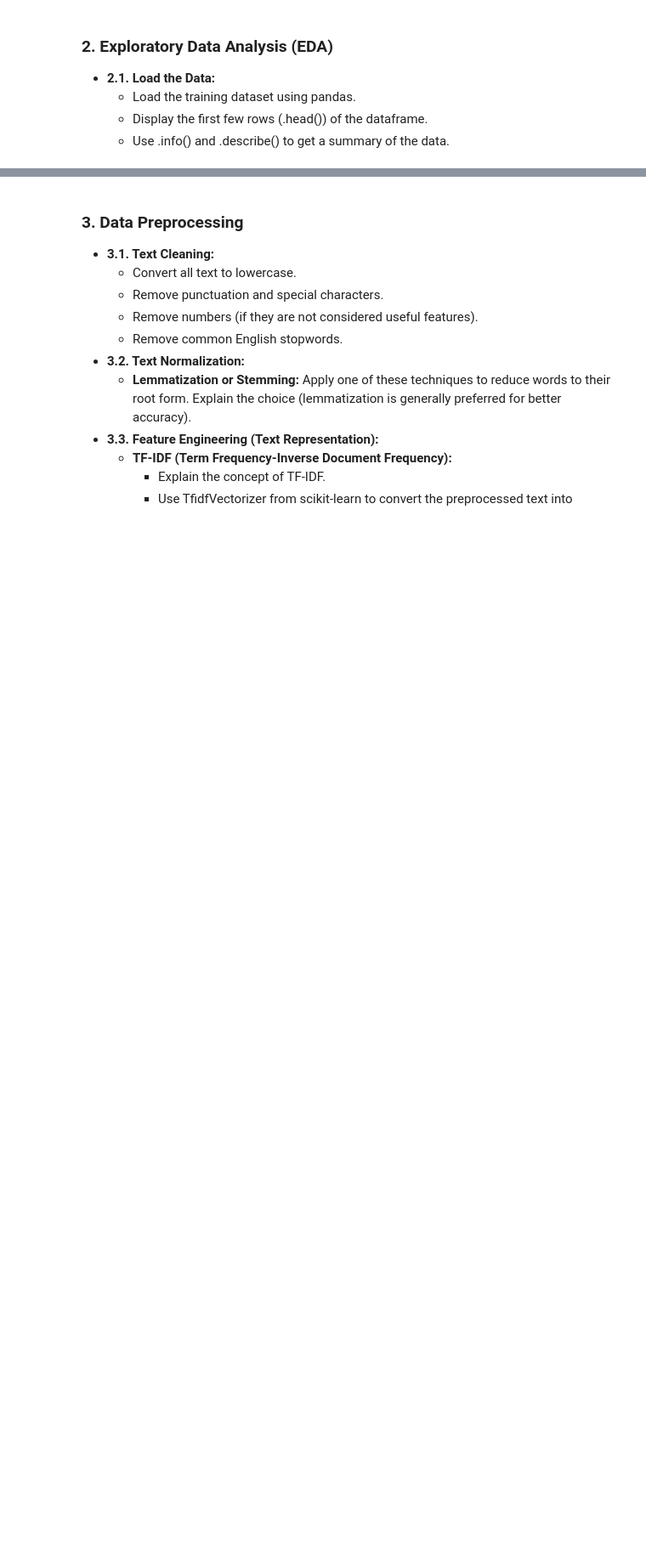
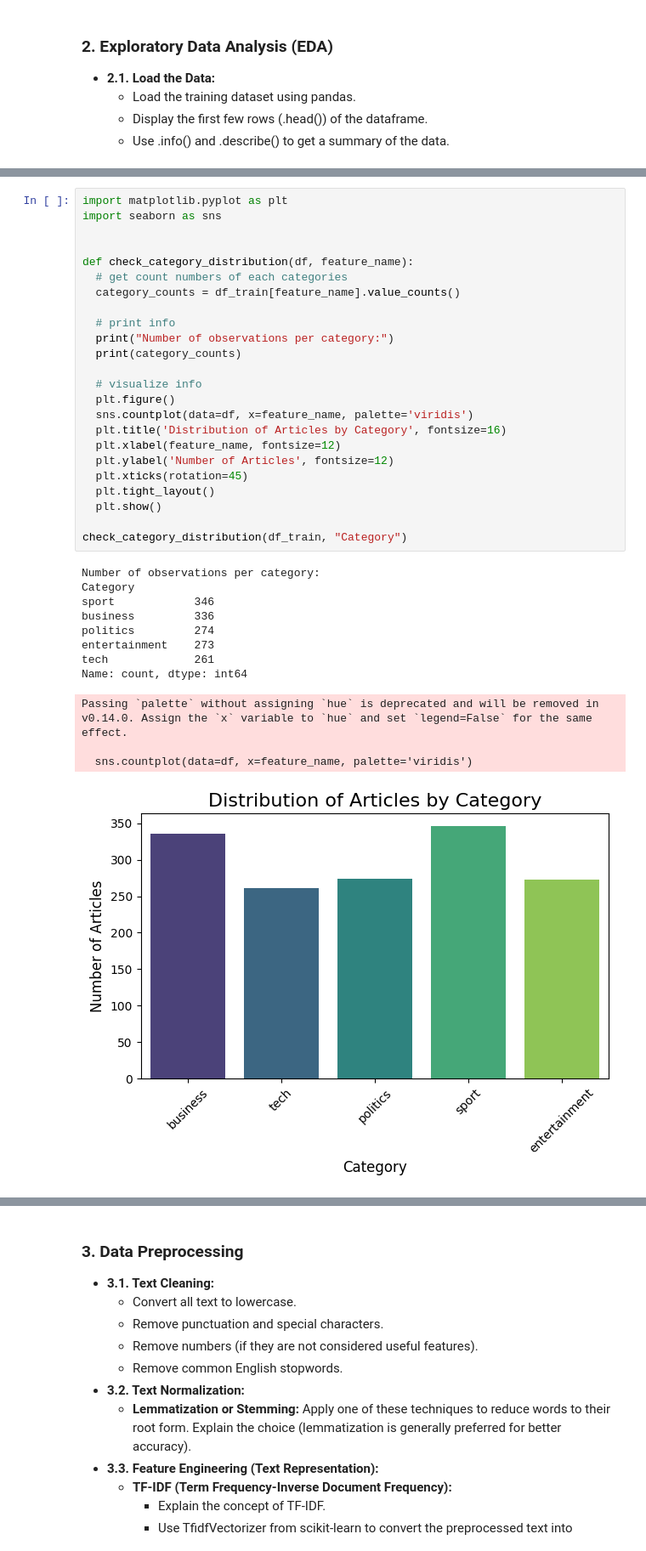
Before and after one commit to RockDeng110/BBC-News-Classification, a Jupyter notebook: bbc_news_classification.ipynb, the cells around one changed output, grey strips where cells are left out. Shown: that part at 85% size. Saved outputs shown, nothing was run; the diff lists cells and outputs as text; blank space fills up the shorter version.

Commit message:
Complete checking for data imbalence

```diff
--- a/bbc_news_classification.ipynb
+++ b/bbc_news_classification.ipynb
@@ -93,0 +124,37 @@ max    2225.000000
+# %%
+import matplotlib.pyplot as plt
+import seaborn as sns
+
+
+def check_category_distribution(df, feature_name):
+  # get count numbers of each categories
+  category_counts = df_train[feature_name].value_counts()
+
+  # print info
+  print("Number of observations per category:")
+  print(category_counts)
+
+  # visualize info
+  plt.figure()
+  sns.countplot(data=df, x=feature_name, palette='viridis')
+  plt.title('Distribution of Articles by Category', fontsize=16)
+  plt.xlabel(feature_name, fontsize=12)
+  plt.ylabel('Number of Articles', fontsize=12)
+  plt.xticks(rotation=45)
+  plt.tight_layout()
+  plt.show()
+
+check_category_distribution(df_train, "Category")
+# %% [output]
+Number of observations per category:
+Category
+sport            346
+business         336
+politics         274
+entertainment    273
+tech             261
+Name: count, dtype: int64
+Passing `palette` without assigning `hue` is deprecated and will be removed in v0.14.0. Assign the `x` variable to `hue` and set `legend=False` for the same effect.
+
+  sns.countplot(data=df, x=feature_name, palette='viridis')
+[figure, added]
```
Also changed, not shown: parts of 6 cells of this notebook.
